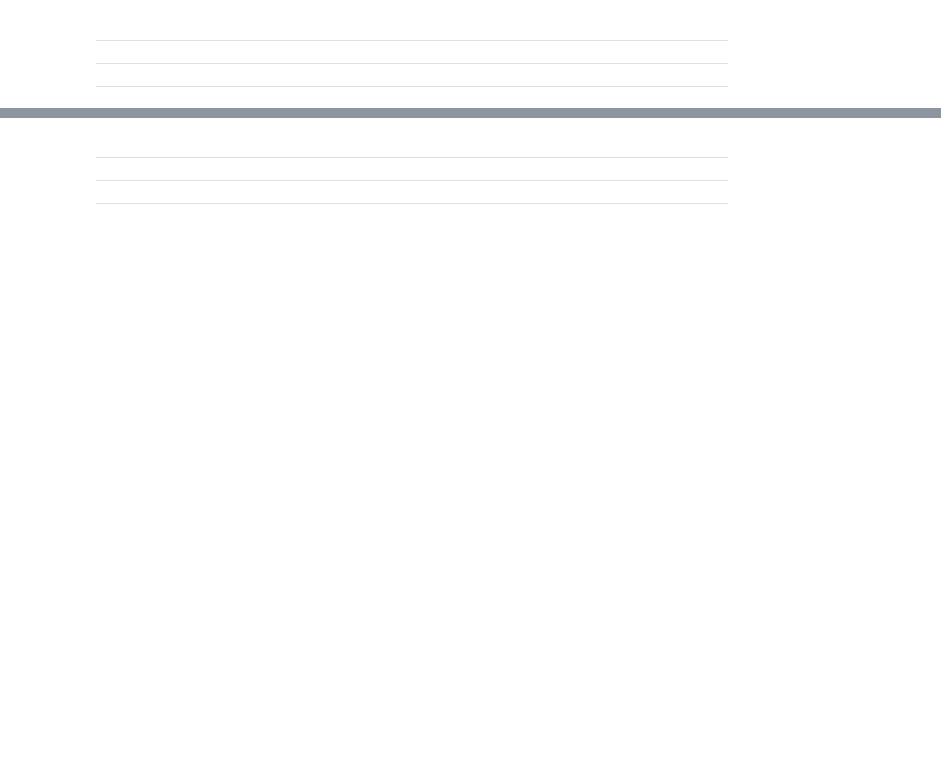
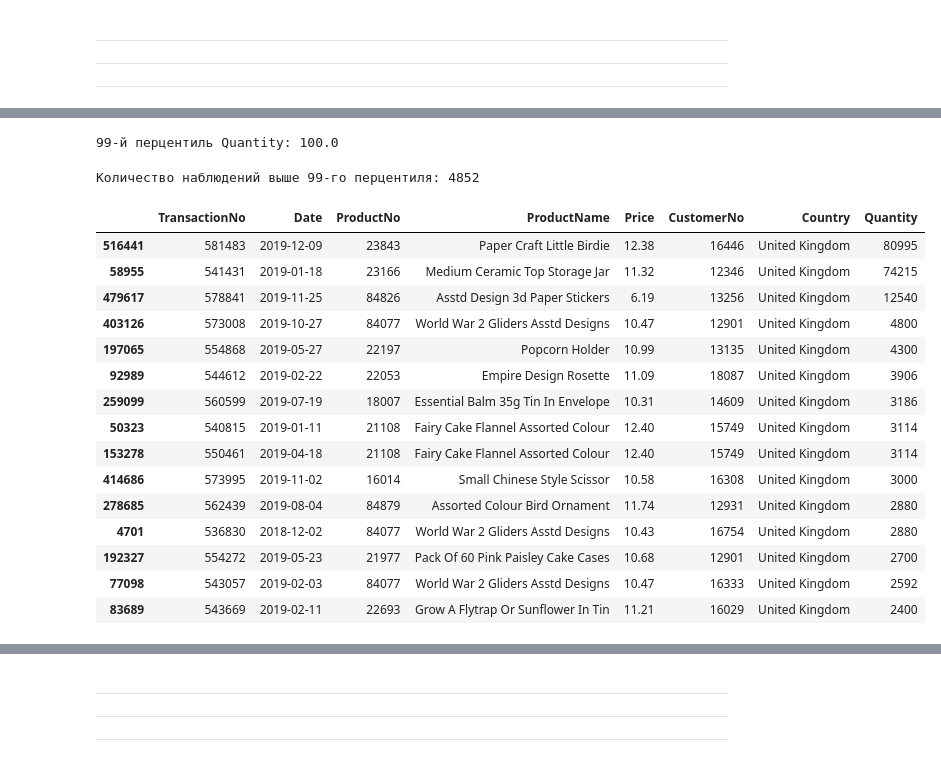
Before and after one commit to dazzens/dazzens, a Jupyter notebook: EDA_проект.ipynb, the cells around one changed output, grey strips where cells are left out. Saved outputs shown, nothing was run; the diff lists cells and outputs as text; code cells hidden in the pictures; blank space fills up the shorter version.

```diff
--- a/EDA_проект.ipynb
+++ b/EDA_проект.ipynb
@@ -798,0 +815,9 @@ display(df[df['Quantity'] < 0].head(15).sort_values(by='Quantity'))
+# %%
+#Создание датафрейма с положительными значениями Quantity
+
+positive_quantity_df = df[df["Quantity"] > 0].copy()
+
+print(
+    "Количество записей с положительным Quantity:",
+    positive_quantity_df.shape[0]
+)
@@ -798,0 +845,50 @@ display(df[df['Quantity'] < 0].head(15).sort_values(by='Quantity'))
+# %%
+# Определение 99-го перцентиля
+quantity_q99 = positive_quantity_df["Quantity"].quantile(0.99)
+
+print(f"99-й перцентиль Quantity: {quantity_q99}")
+# %% [output]
+99-й перцентиль Quantity: 100.0
+# %%
+#Выделение наблюдений выше 99-го перцентиля
+
+high_quantity_df = positive_quantity_df[
+    positive_quantity_df["Quantity"] > quantity_q99
+].copy()
+
+print(
+    "Количество наблюдений выше 99-го перцентиля:",
+    high_quantity_df.shape[0]
+)
+# %% [output]
+Количество наблюдений выше 99-го перцентиля: 4852
+# %%
+# Просмотр наблюдений с наибольшим количеством товара
+
+largest_quantity_rows = (
+    positive_quantity_df
+    .sort_values(
+        by="Quantity",
+        ascending=False
+    )
+    .head(15)
+)
+
+display(largest_quantity_rows)
+# %% [output]
+|  | TransactionNo | Date | ProductNo | ProductName | Price | CustomerNo | Country | Quantity |
+| 516441 | 581483 | 2019-12-09 | 23843 | Paper Craft Little Birdie | 12.38 | 16446 | United Kingdom | 80995 |
+| 58955 | 541431 | 2019-01-18 | 23166 | Medium Ceramic Top Storage Jar | 11.32 | 12346 | United Kingdom | 74215 |
+| 479617 | 578841 | 2019-11-25 | 84826 | Asstd Design 3d Paper Stickers | 6.19 | 13256 | United Kingdom | 12540 |
+| 403126 | 573008 | 2019-10-27 | 84077 | World War 2 Gliders Asstd Designs | 10.47 | 12901 | United Kingdom | 4800 |
+| 197065 | 554868 | 2019-05-27 | 22197 | Popcorn Holder | 10.99 | 13135 | United Kingdom | 4300 |
+| 92989 | 544612 | 2019-02-22 | 22053 | Empire Design Rosette | 11.09 | 18087 | United Kingdom | 3906 |
+| 259099 | 560599 | 2019-07-19 | 18007 | Essential Balm 35g Tin In Envelope | 10.31 | 14609 | United Kingdom | 3186 |
+| 50323 | 540815 | 2019-01-11 | 21108 | Fairy Cake Flannel Assorted Colour | 12.40 | 15749 | United Kingdom | 3114 |
+| 153278 | 550461 | 2019-04-18 | 21108 | Fairy Cake Flannel Assorted Colour | 12.40 | 15749 | United Kingdom | 3114 |
+| 414686 | 573995 | 2019-11-02 | 16014 | Small Chinese Style Scissor | 10.58 | 16308 | United Kingdom | 3000 |
+| 278685 | 562439 | 2019-08-04 | 84879 | Assorted Colour Bird Ornament | 11.74 | 12931 | United Kingdom | 2880 |
+| 4701 | 536830 | 2018-12-02 | 84077 | World War 2 Gliders Asstd Designs | 10.43 | 16754 | United Kingdom | 2880 |
+| 192327 | 554272 | 2019-05-23 | 21977 | Pack Of 60 Pink Paisley Cake Cases | 10.68 | 12901 | United Kingdom | 2700 |
+| 77098 | 543057 | 2019-02-03 | 84077 | World War 2 Gliders Asstd Designs | 10.47 | 16333 | United Kingdom | 2592 |
+| 83689 | 543669 | 2019-02-11 | 22693 | Grow A Flytrap Or Sunflower In Tin | 11.21 | 16029 | United Kingdom | 2400 |
```
Also changed, not shown: parts of 41 cells of this notebook.
